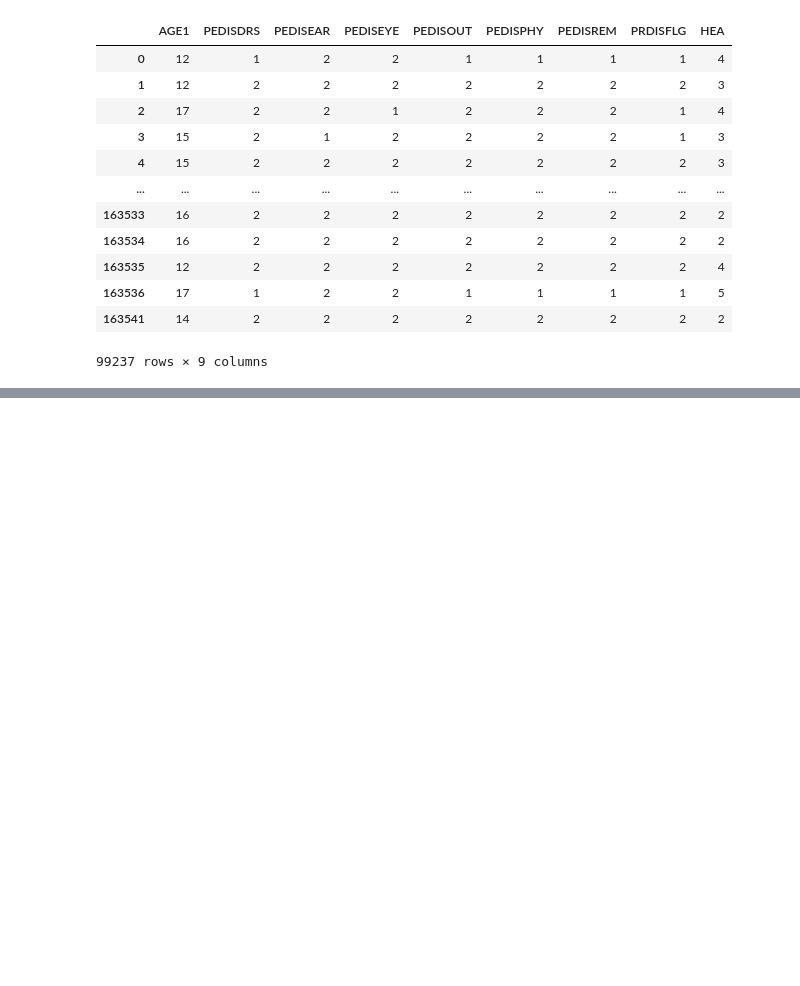
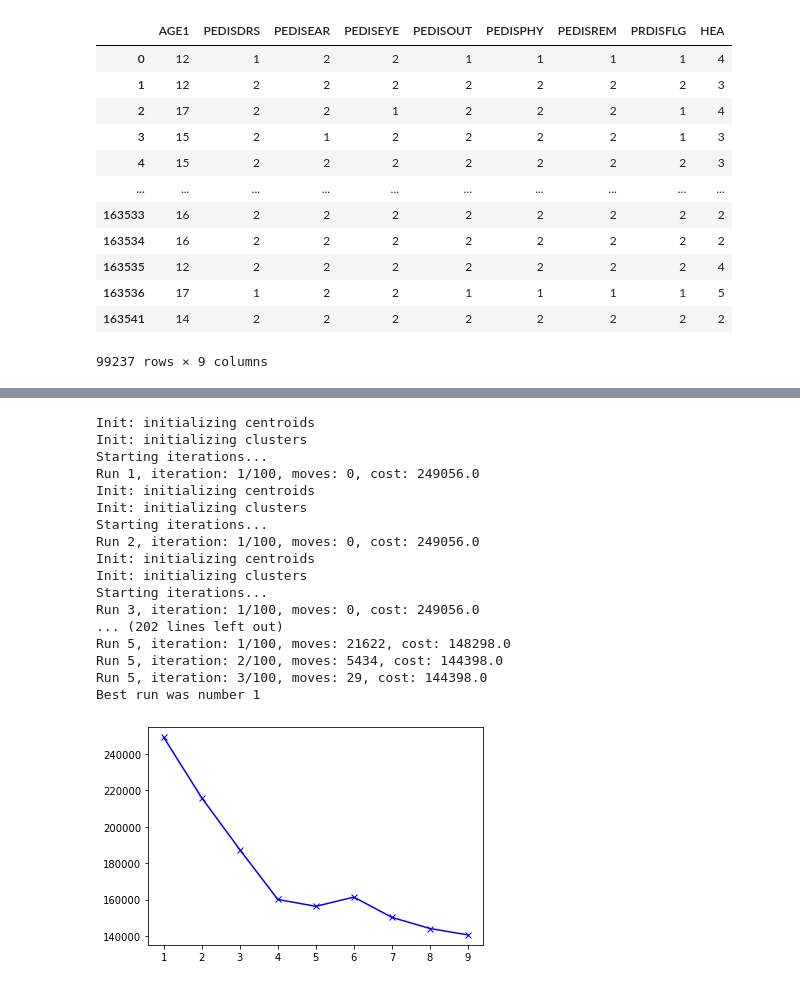
Before and after one commit to OhLGitHub/capstone, a Jupyter notebook: code/main.ipynb, the cells around one changed output, grey strips where cells are left out. Saved outputs shown, nothing was run; the diff lists cells and outputs as text; code cells hidden in the pictures; blank space fills up the shorter version.

```diff
--- a/code/main.ipynb
+++ b/code/main.ipynb
@@ -168,3 +166,35 @@ Best run was number 3
+# %%
+import matplotlib.pyplot as plt
+
+# Elbow curve to find optimal K
+cost = []
+K = range(1,10)
+for num_clusters in list(K):
+    kmode = KModes(n_clusters=num_clusters, init = "random", n_init = 5, verbose=1)
+    kmode.fit_predict(allcolumns)
+    cost.append(kmode.cost_)
+
+plt.plot(K, cost, 'bx-')
+plt.show()
+# %% [output]
+Init: initializing centroids
+Init: initializing clusters
+Starting iterations...
+Run 1, iteration: 1/100, moves: 0, cost: 249056.0
+Init: initializing centroids
+Init: initializing clusters
+Starting iterations...
+Run 2, iteration: 1/100, moves: 0, cost: 249056.0
+Init: initializing centroids
+Init: initializing clusters
+Starting iterations...
+Run 3, iteration: 1/100, moves: 0, cost: 249056.0
+... (202 lines left out)
+Run 5, iteration: 1/100, moves: 21622, cost: 148298.0
+Run 5, iteration: 2/100, moves: 5434, cost: 144398.0
+Run 5, iteration: 3/100, moves: 29, cost: 144398.0
+Best run was number 1
+[figure, added]
 # %%
 km2_series = pd.Series(km2)
 
```
Also changed, not shown: parts of 21 cells of this notebook.
